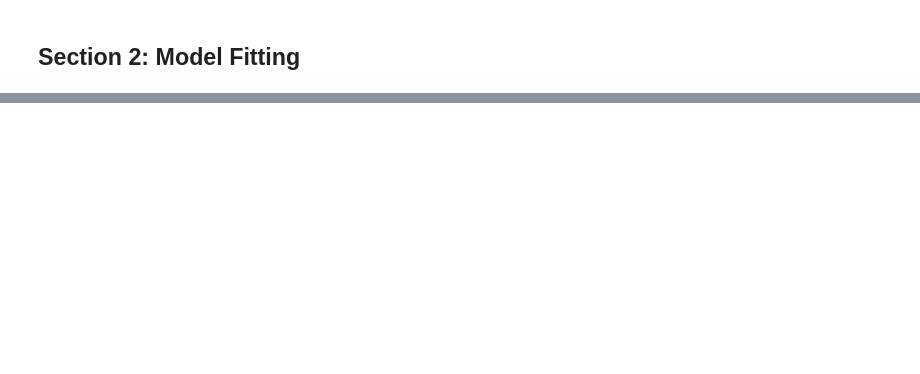
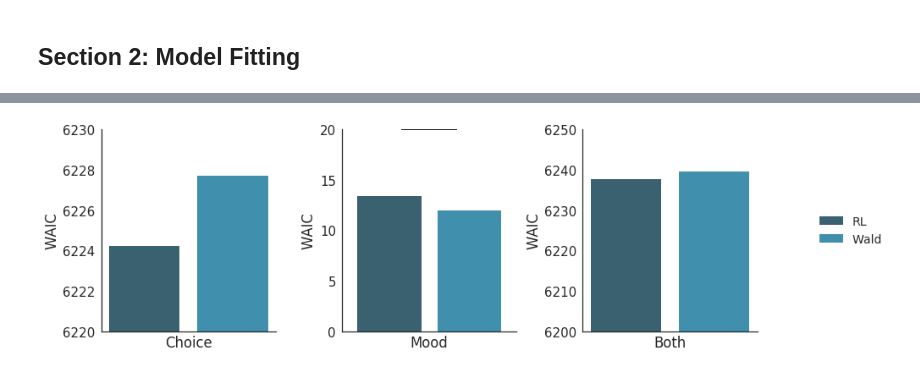
Before and after one commit to szorowi1/pni-rotations, a Jupyter notebook: 6_waldRL.ipynb, the cells around one changed output, grey strips where cells are left out. Drawn from its saved outputs; the diff is of its cells as text; code cells hidden in the pictures; blank space fills up the shorter version.

```diff
--- a/6_waldRL.ipynb
+++ b/6_waldRL.ipynb
@@ -390,0 +475,31 @@ if model_name:
+# %%
+from scripts.utilities import model_comparison
+
+fig, axes = plt.subplots(1,3,figsize=(12,4))
+xlabels = ['Choice', 'Mood', 'Both']
+ylimits = np.array([(6220,6230), (0,20), (6200,6250)])
+
+for ax, var, xlabel, ylim in zip(axes, ['y','m','both'], xlabels, ylimits):
+
+    for i in np.arange(1,len(models)):
+
+        ## Perform model comparison.
+        w1, w2, se = model_comparison(models[i-1], models[i], on=var, verbose=False)
+
+        ## Plot.
+        ax.bar([i-1,i],[w1,w2],color=colors[i-1:i+1])
+
+        ## Add difference.
+        if np.abs(w1 - w2) > se: ax.hlines(ylim[1], i-0.85, i-0.15 )
+
+    if np.logical_xor(*ylim>0): ax.hlines(0,*ax.get_xlim(),lw=0.5)
+    ax.set(xticks=[], xlabel=xlabel, ylim=ylim, ylabel='WAIC')
+
+## Add legend.
+for color, label in zip(colors, labels): ax.bar(0,0,color=color,label=label)
+ax.legend(loc=7, bbox_to_anchor=(1.75,0.5), fontsize=14, borderpad=0)
+
+sns.despine()
+plt.tight_layout()
+# %% [output]
+[figure, added]
```
Also changed, not shown: parts of 9 cells of this notebook, 6 other files.
